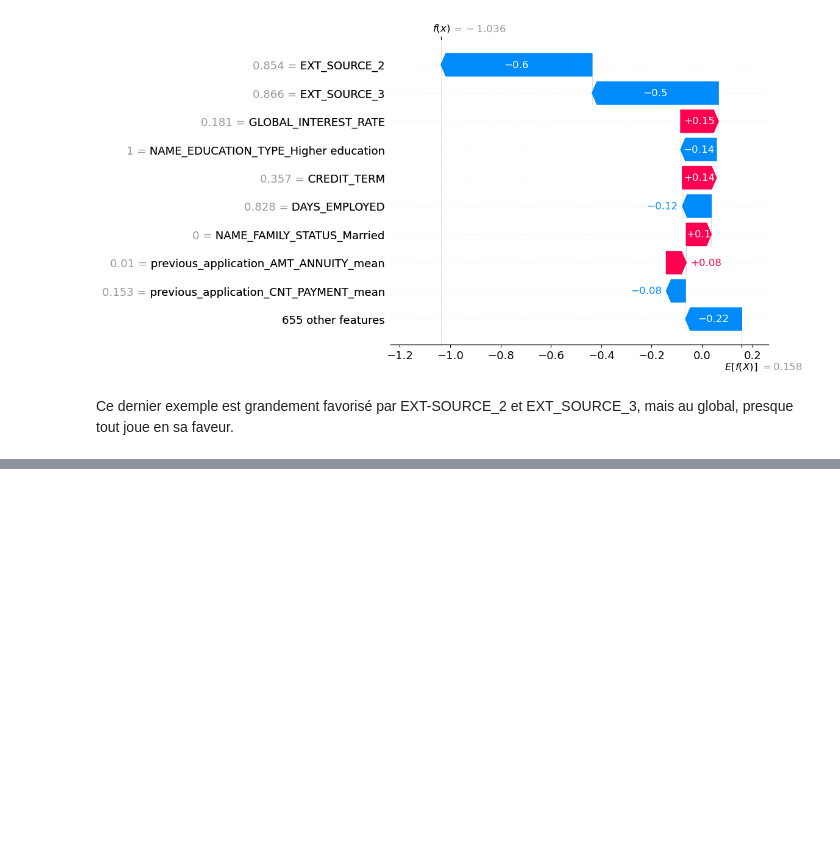
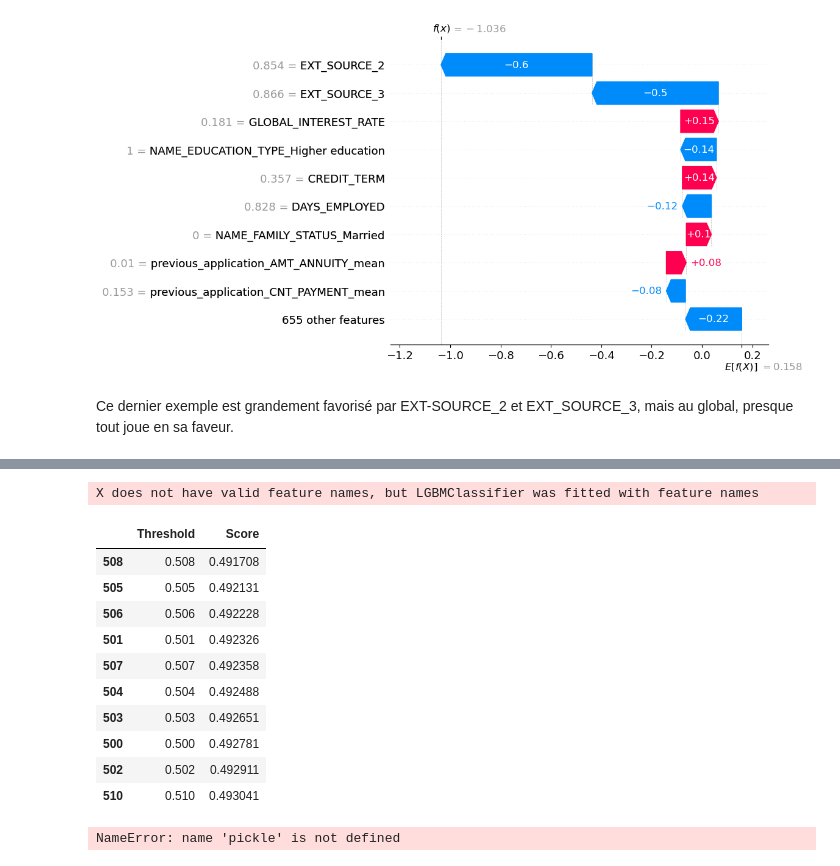
Before and after one commit to ludovicchmz/OpenClassrooms-DataScientist-Projet7, a Jupyter notebook: Chaumaz_Ludovic_2_notebook_modélisation_102025.ipynb, the cells around one changed output, grey strips where cells are left out. Drawn from its saved outputs; the diff is of its cells as text; code cells hidden in the pictures; blank space fills up the shorter version.

```diff
--- a/Chaumaz_Ludovic_2_notebook_modélisation_102025.ipynb
+++ b/Chaumaz_Ludovic_2_notebook_modélisation_102025.ipynb
@@ -1155,0 +1198,17 @@ with open("sample_input.json", "w") as f:
+# %%
+threshold_scores = decide_threshold(best_model, X_val, y_val, 1000)
+
+threshold_scores.head(10)
+# %% [output]
+X does not have valid feature names, but LGBMClassifier was fitted with feature names
+|  | Threshold | Score |
+| 508 | 0.508 | 0.491708 |
+| 505 | 0.505 | 0.492131 |
+| 506 | 0.506 | 0.492228 |
+| 501 | 0.501 | 0.492326 |
+| 507 | 0.507 | 0.492358 |
+| 504 | 0.504 | 0.492488 |
+| 503 | 0.503 | 0.492651 |
+| 500 | 0.500 | 0.492781 |
+| 502 | 0.502 | 0.492911 |
+| 510 | 0.510 | 0.493041 |
@@ -1155,0 +1219,5 @@ with open("sample_input.json", "w") as f:
+# %%
+filename = 'selected_model.sav'
+pickle.dump(best_model, open(filename, 'wb'))
+# %% [output]
+NameError: name 'pickle' is not defined
```
Also changed, not shown: parts of 13 cells of this notebook, 6 other files.
